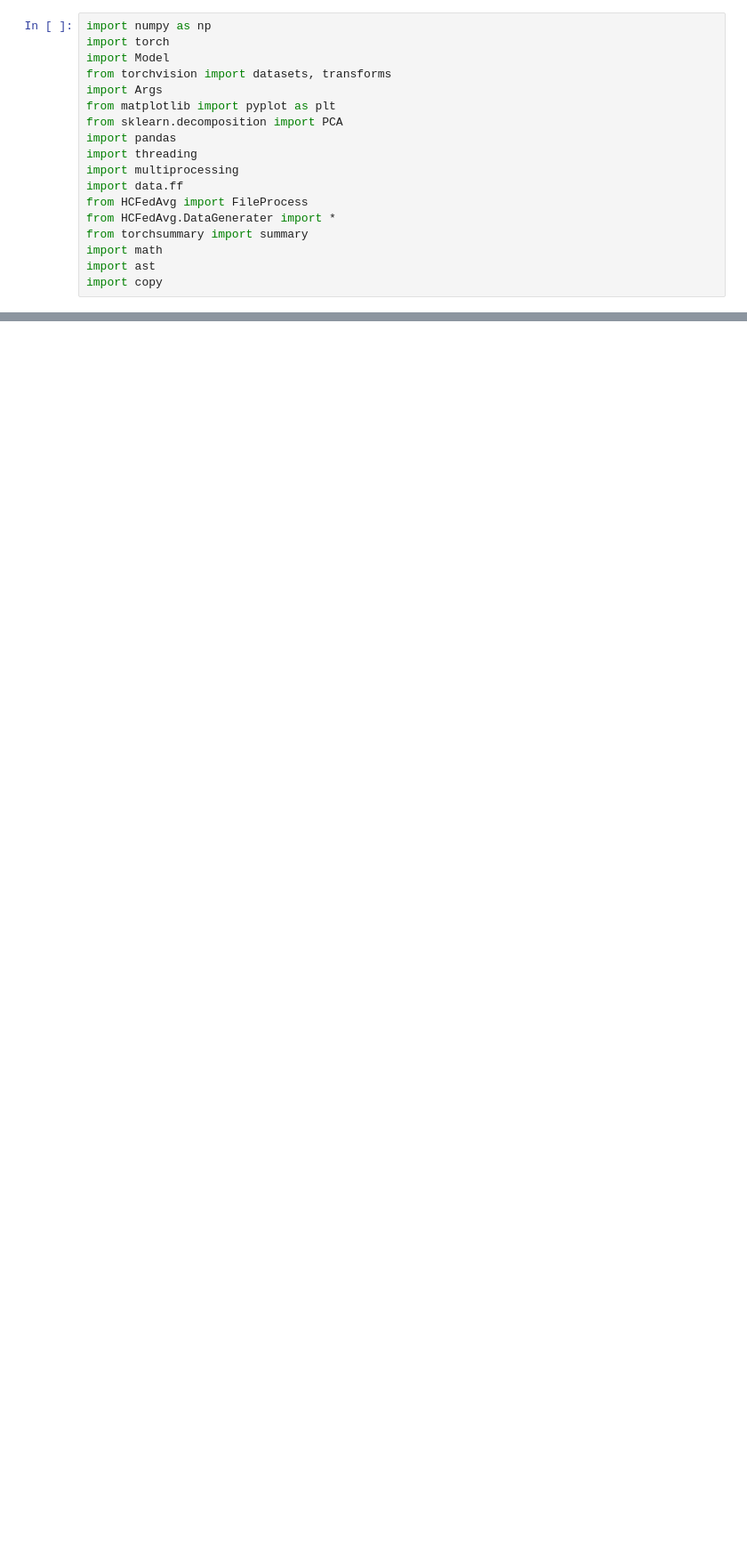
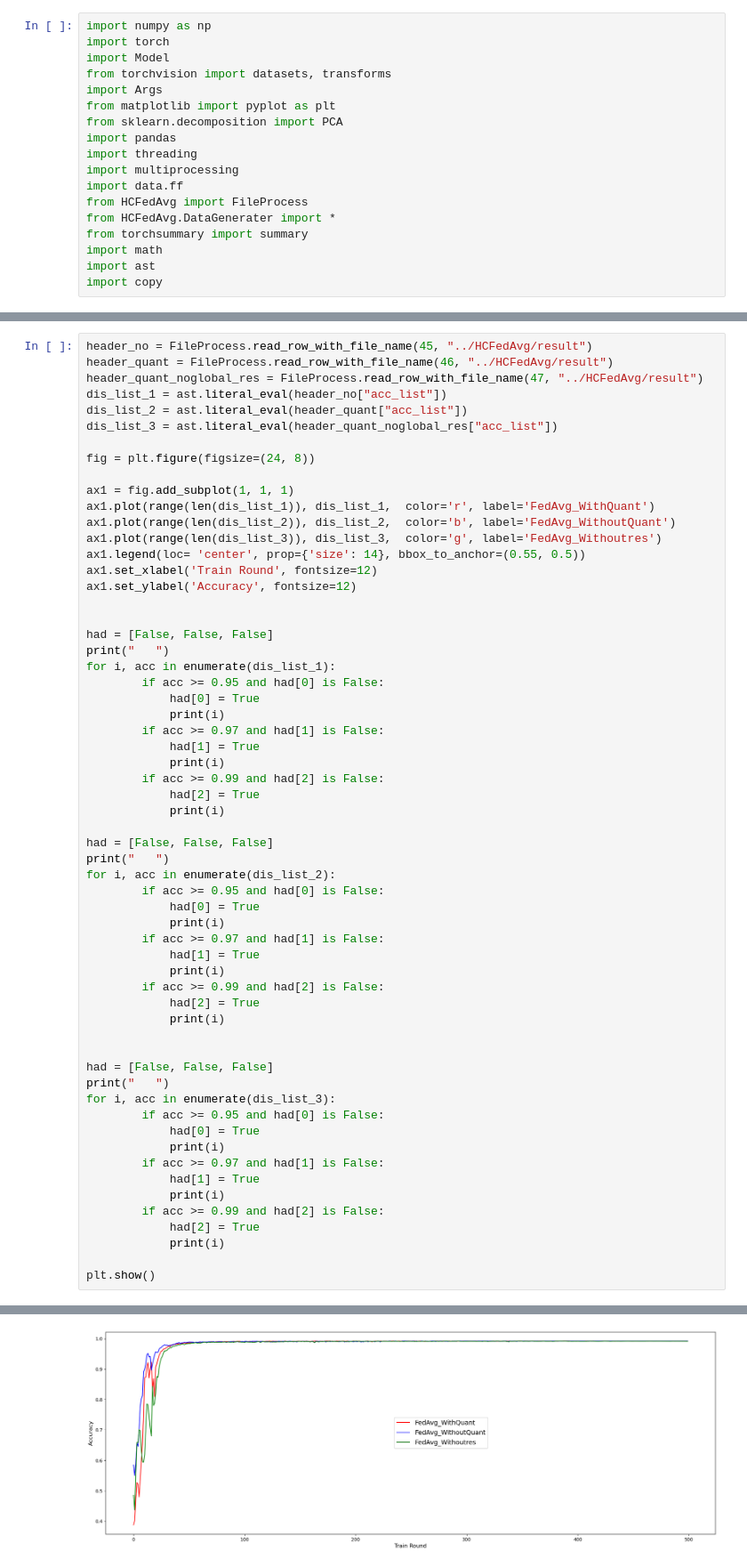
Before and after one commit to Soak-rar/CFL, a Jupyter notebook: ModelQuantification/plt.ipynb, the cells around one changed output, grey strips where cells are left out. Shown: that part at 89% size. Cells and saved outputs as stored; diff of their text form; blank space fills up the shorter version.

```diff
--- a/ModelQuantification/plt.ipynb
+++ b/ModelQuantification/plt.ipynb
@@ -36,0 +19,61 @@ plt.show()
+# %%
+header_no = FileProcess.read_row_with_file_name(45, "../HCFedAvg/result")
+header_quant = FileProcess.read_row_with_file_name(46, "../HCFedAvg/result")
+header_quant_noglobal_res = FileProcess.read_row_with_file_name(47, "../HCFedAvg/result")
+dis_list_1 = ast.literal_eval(header_no["acc_list"])
+dis_list_2 = ast.literal_eval(header_quant["acc_list"])
+dis_list_3 = ast.literal_eval(header_quant_noglobal_res["acc_list"])
+
+fig = plt.figure(figsize=(24, 8))
+
+ax1 = fig.add_subplot(1, 1, 1)
+ax1.plot(range(len(dis_list_1)), dis_list_1,  color='r', label='FedAvg_WithQuant')
+ax1.plot(range(len(dis_list_2)), dis_list_2,  color='b', label='FedAvg_WithoutQuant')
+ax1.plot(range(len(dis_list_3)), dis_list_3,  color='g', label='FedAvg_Withoutres')
+ax1.legend(loc= 'center', prop={'size': 14}, bbox_to_anchor=(0.55, 0.5))
+ax1.set_xlabel('Train Round', fontsize=12)
+ax1.set_ylabel('Accuracy', fontsize=12)
+
+
+had = [False, False, False]
+print("   ")
+for i, acc in enumerate(dis_list_1):
+        if acc >= 0.95 and had[0] is False:
+            had[0] = True
+            print(i)
+        if acc >= 0.97 and had[1] is False:
+            had[1] = True
+            print(i)
+        if acc >= 0.99 and had[2] is False:
+            had[2] = True
+            print(i)
+
+had = [False, False, False]
+print("   ")
+for i, acc in enumerate(dis_list_2):
+        if acc >= 0.95 and had[0] is False:
+            had[0] = True
+            print(i)
+        if acc >= 0.97 and had[1] is False:
+            had[1] = True
+            print(i)
+        if acc >= 0.99 and had[2] is False:
+            had[2] = True
+            print(i)
+
+
+had = [False, False, False]
+print("   ")
+for i, acc in enumerate(dis_list_3):
+        if acc >= 0.95 and had[0] is False:
+            had[0] = True
+            print(i)
+        if acc >= 0.97 and had[1] is False:
+            had[1] = True
+            print(i)
+        if acc >= 0.99 and had[2] is False:
+            had[2] = True
+            print(i)
+
+plt.show()
+# %% [output]
@@ -36,0 +91 @@ plt.show()
+[figure, added]
```
Also changed, not shown: parts of 2 cells of this notebook, 6 other files.
